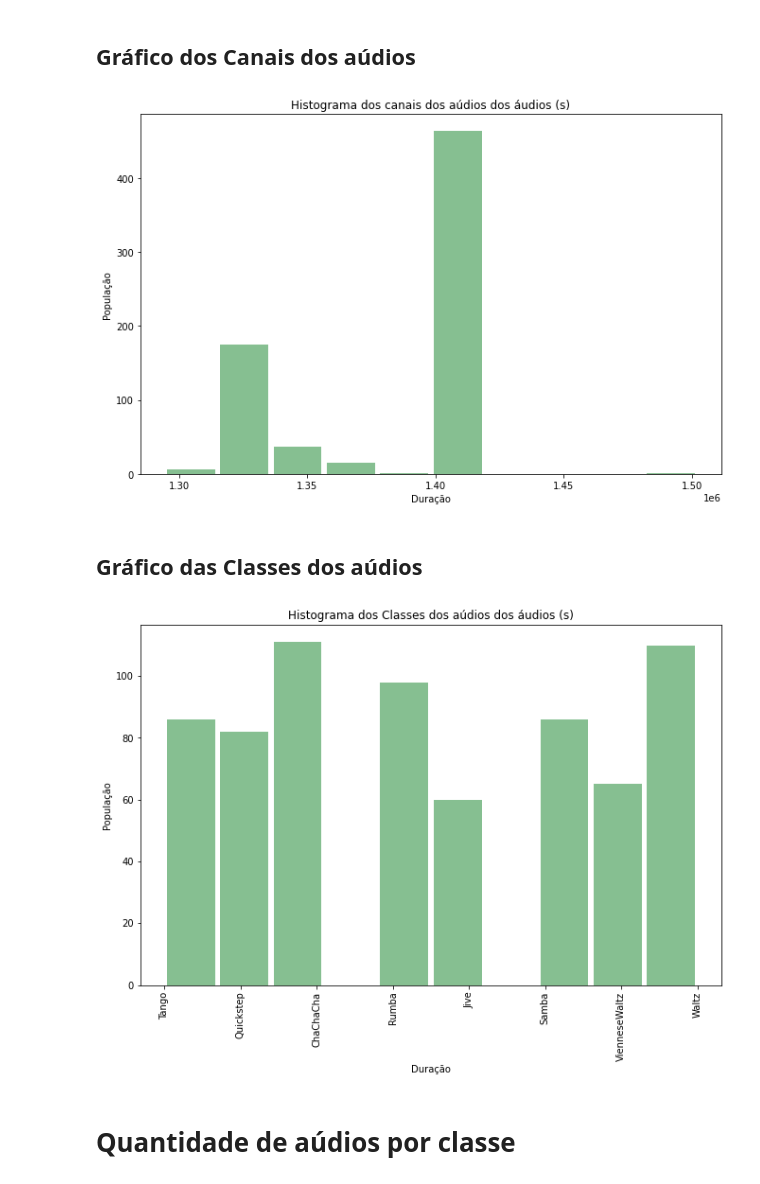
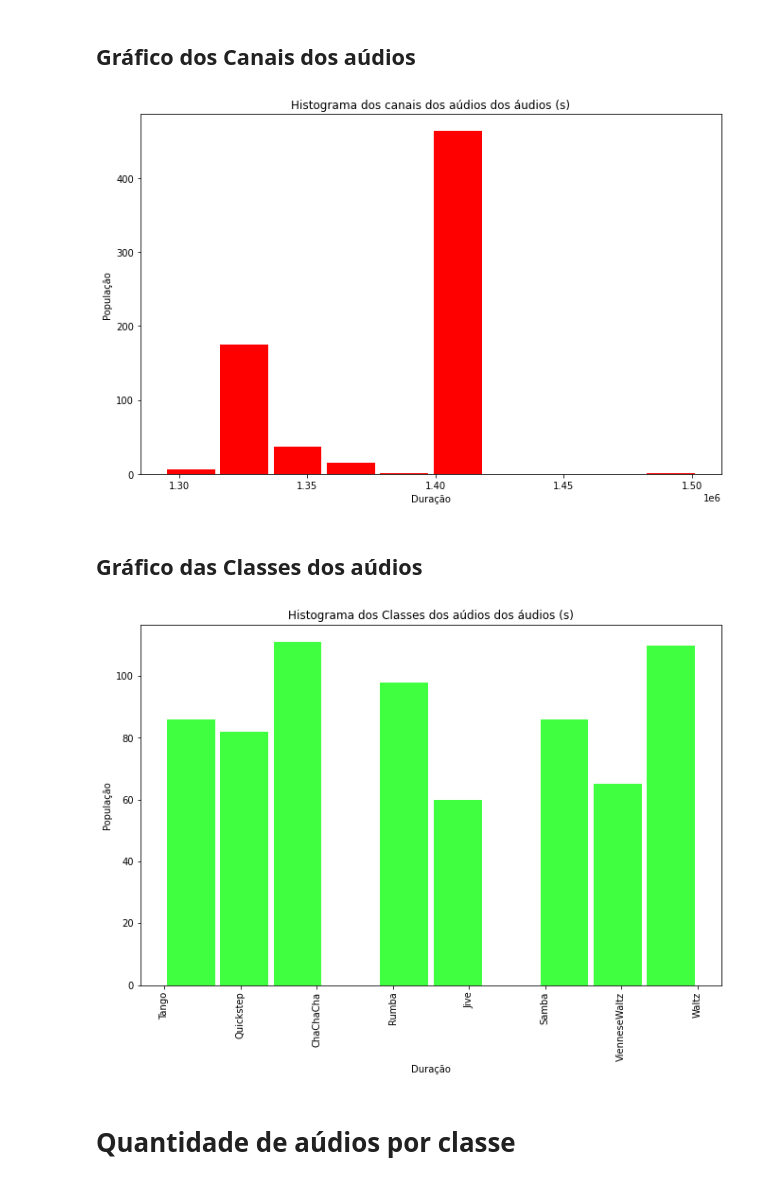
Before and after one commit to FranciscoMaik/Processamento_de_audio, a Jupyter notebook: classes_de_TEIA.ipynb, the cells around one changed output. Saved outputs shown, nothing was run; the diff lists cells and outputs as text; code cells hidden in the pictures.

```diff
--- a/classes_de_TEIA.ipynb
+++ b/classes_de_TEIA.ipynb
@@ -123,7 +123,7 @@ plt.show()
 # %% [markdown]
 ## Gráfico dos Canais dos aúdios
 # %%
-plt.hist(metadata_path['Channels'], rwidth=0.9, color='#86bf91')
+plt.hist(metadata_path['Channels'], rwidth=0.9, color='#FF0000')
 plt.rcParams['figure.figsize'] = (11,7)
 plt.xlabel('Duração')
 plt.ylabel('População')
@@ -131,20 +131,20 @@ plt.title('Histograma dos canais dos aúdios dos áudios (s)')
 plt.grid(False)
 plt.show()
 # %% [output]
-[figure, old version]
+[figure, new version]
 # %% [markdown]
 ## Gráfico das Classes dos aúdios
 # %%
-plt.hist(metadata_path['Class'], rwidth=0.9, color='#86bf91')
+plt.hist(metadata_path['Class'], rwidth=0.9, color='#40FF40')
 plt.rcParams['figure.figsize'] = (11,7)
 plt.xlabel('Duração')
 plt.xticks(rotation=90)
 plt.ylabel('População')
 plt.title('Histograma dos Classes dos aúdios dos áudios (s)')
 plt.grid(False)
 plt.show()
 # %% [output]
-[figure, old version]
+[figure, new version]
 # %% [markdown]
 # Quantidade de aúdios por classe
 # %%
```
Also changed, not shown: parts of 3 cells of this notebook.
